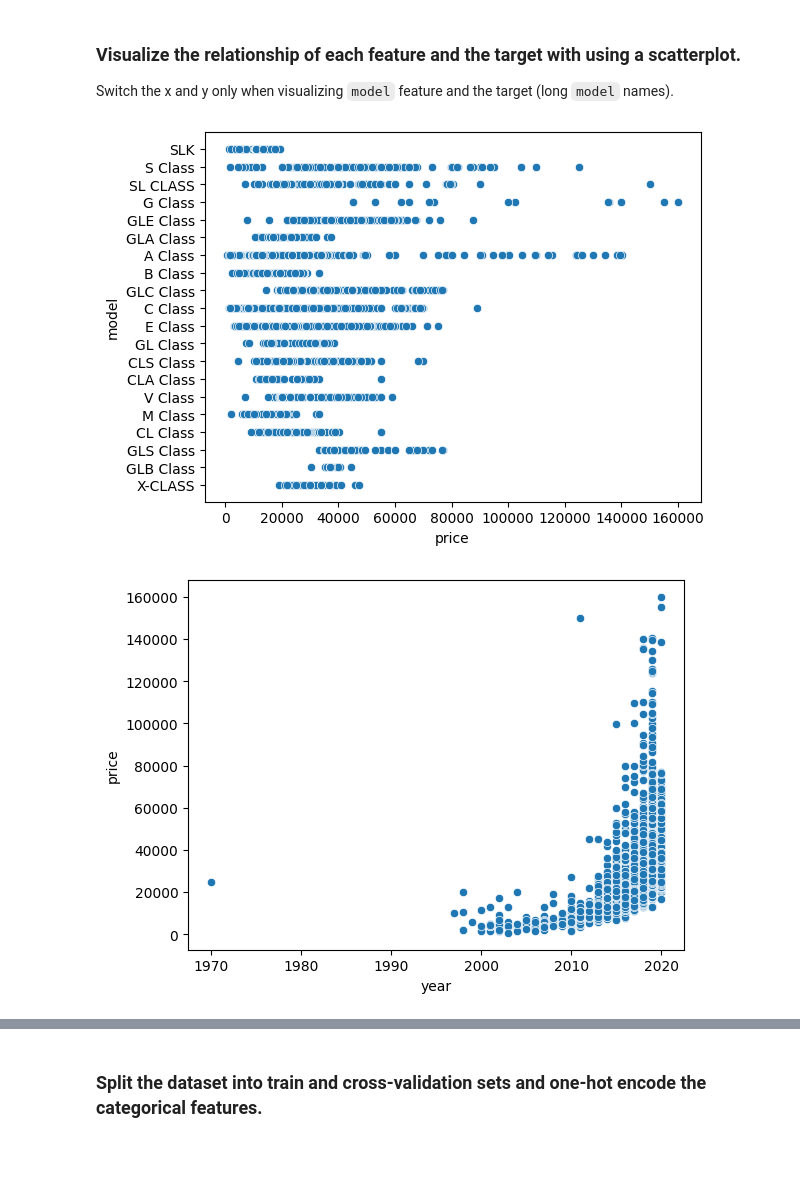
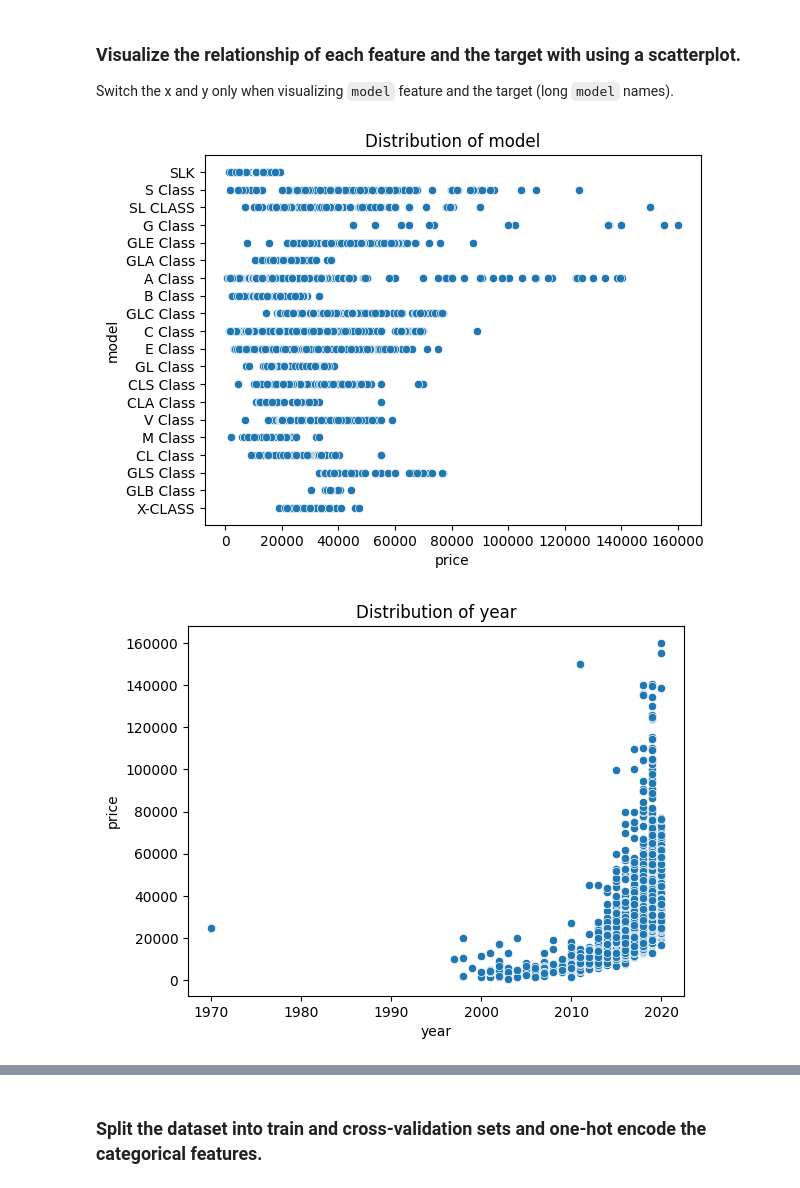
Before and after one commit to mkim2178/used-car-price-predictor-mercedes, a Jupyter notebook: notebooks/analysis.ipynb, the cells around one changed output, grey strips where cells are left out. Saved outputs shown, nothing was run; the diff lists cells and outputs as text; code cells hidden in the pictures; blank space fills up the shorter version.

```diff
--- a/notebooks/analysis.ipynb
+++ b/notebooks/analysis.ipynb
@@ -217,14 +222,19 @@ Switch the x and y only when visualizing `model` feature and the target (long `m
 # %%
 every_feature = df.drop(columns="price")
 target = df["price"]
 
 for feature in every_feature.columns:
 
     if feature == 'model':
+        """
+        Only "model" feature switch the x and y axes (x as the target, y as the feature) because of some long lengthed values.
+        """
         sns.scatterplot(x=target.name, y=feature, data=df)
     else:
         sns.scatterplot(x=feature, y=target.name, data=df)
+
+    plt.title(f"Distribution of {feature}")
     plt.show()
 # %% [output]
-[figure, old version]
+[figure, new version]
-[figure, old version]
+[figure, new version]
```
Also changed, not shown: parts of 25 cells of this notebook.
